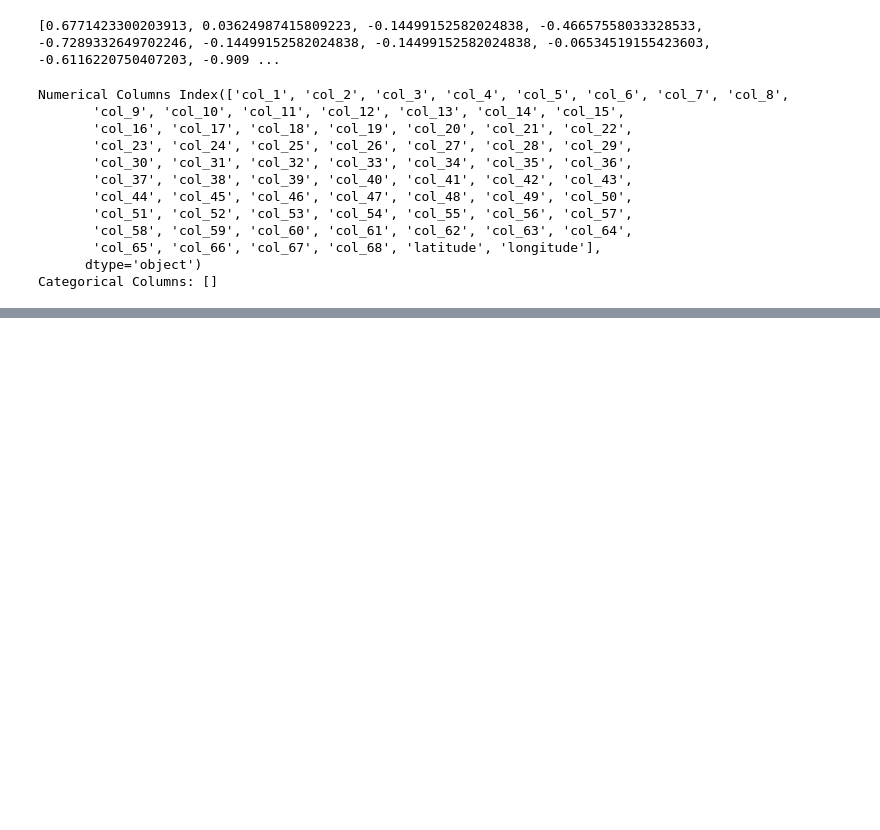
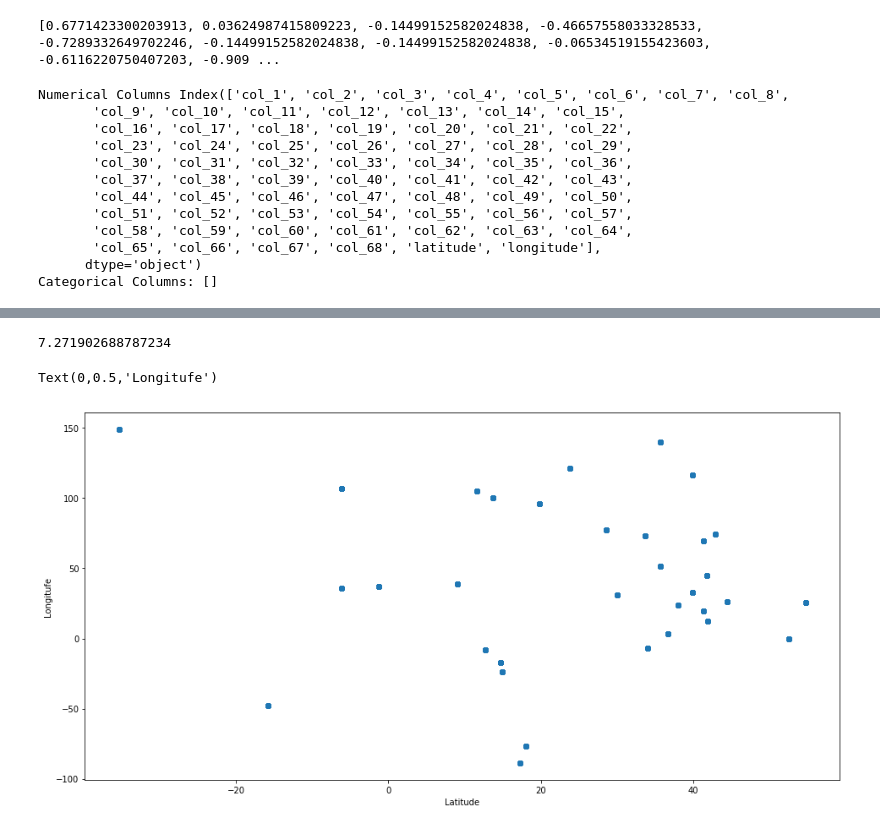
Before and after one commit to NikhilMunna/SDA-dataAnalysis, a Jupyter notebook: Project Analysis.ipynb, the cells around one changed output, grey strips where cells are left out. Drawn from its saved outputs; the diff is of its cells as text; code cells hidden in the pictures; blank space fills up the shorter version.

```diff
--- a/Project Analysis.ipynb
+++ b/Project Analysis.ipynb
@@ -187,0 +222,12 @@ Categorical Columns: []
+# %%
+print(z_scores[0][0])
+# %% [output]
+7.271902688787234
+# %%
+fig, ax = plt.subplots(figsize=(16,8))
+ax.scatter(data["latitude"], data["longitude"])
+ax.set_xlabel('Latitude')
+ax.set_ylabel('Longitude')
+# %% [output]
+Text(0,0.5,'Longitufe')
+[figure, added]
```
Also changed, not shown: parts of 26 cells of this notebook.
